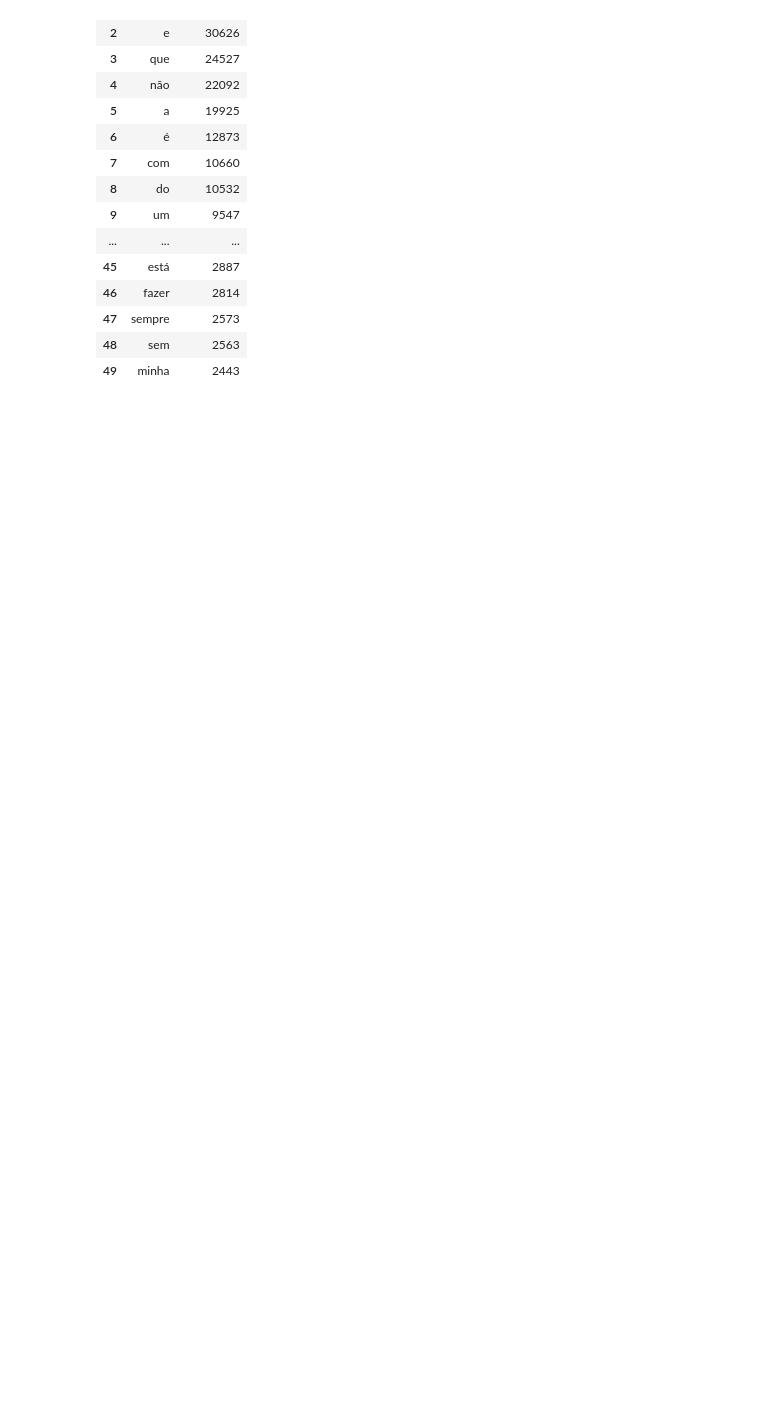
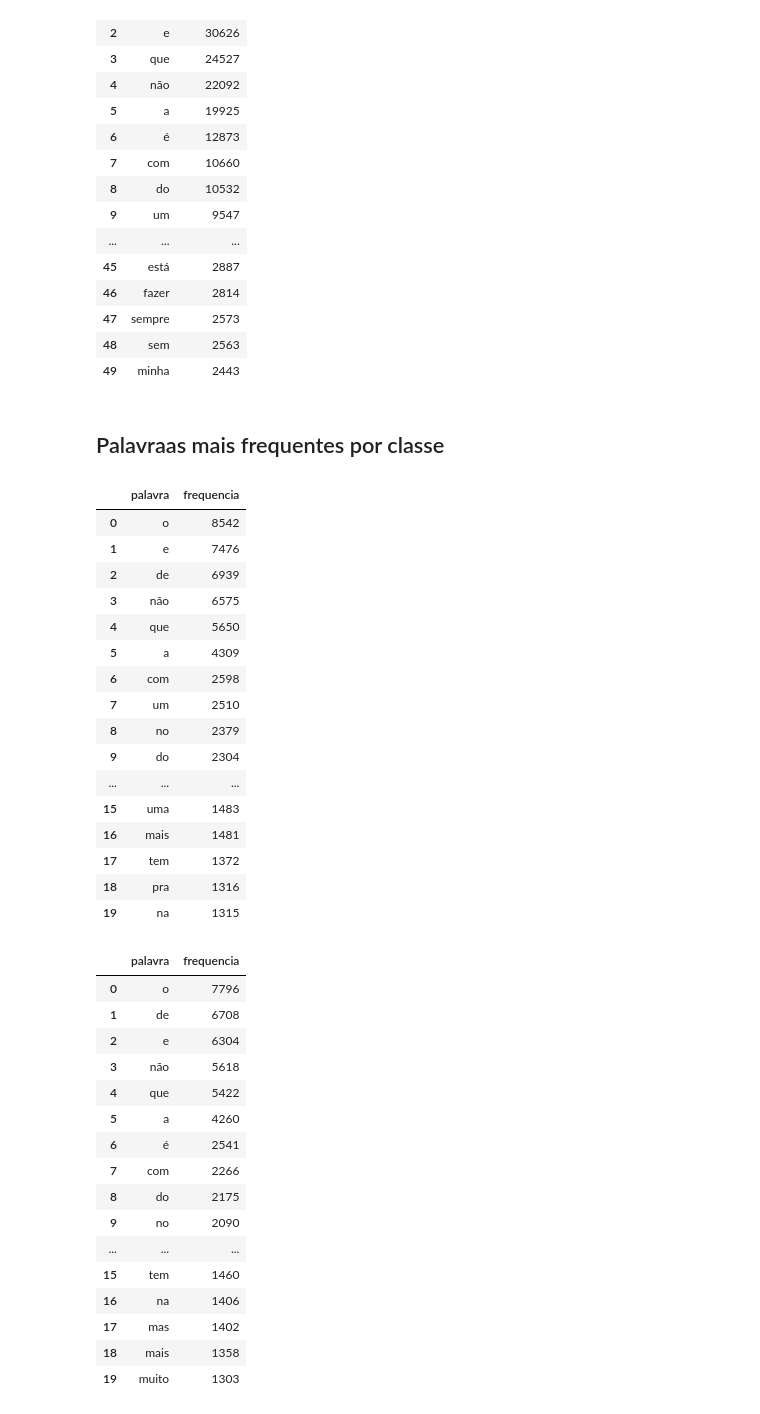
Before and after one commit to ronaldocostajr/phyton-api, a Jupyter notebook: analise_de_sentimentos.ipynb, the cells around one changed output. Drawn from its saved outputs; the diff is of its cells as text; code cells hidden in the pictures; blank space fills up the shorter version.

```diff
--- a/analise_de_sentimentos.ipynb
+++ b/analise_de_sentimentos.ipynb
@@ -241,3 +241,44 @@ most_frequency_words(df, 'content', 50)
 | 47 | sempre | 2573 |
 | 48 | sem | 2563 |
 | 49 | minha | 2443 |
+# %% [markdown]
+## Palavraas mais frequentes por classe
+# %%
+for class_label in df['score'].unique():
+  class_df = df[df['score'] == class_label]
+  most_frequency_words(class_df, 'content', 20)
+# %% [output]
+|  | palavra | frequencia |
+| 0 | o | 8542 |
+| 1 | e | 7476 |
+| 2 | de | 6939 |
+| 3 | não | 6575 |
+| 4 | que | 5650 |
+| 5 | a | 4309 |
+| 6 | com | 2598 |
+| 7 | um | 2510 |
+| 8 | no | 2379 |
+| 9 | do | 2304 |
+| ... | ... | ... |
+| 15 | uma | 1483 |
+| 16 | mais | 1481 |
+| 17 | tem | 1372 |
+| 18 | pra | 1316 |
+| 19 | na | 1315 |
+|  | palavra | frequencia |
+| 0 | o | 7796 |
+| 1 | de | 6708 |
+| 2 | e | 6304 |
+| 3 | não | 5618 |
+| 4 | que | 5422 |
+| 5 | a | 4260 |
+| 6 | é | 2541 |
+| 7 | com | 2266 |
+| 8 | do | 2175 |
+| 9 | no | 2090 |
+| ... | ... | ... |
+| 15 | tem | 1460 |
+| 16 | na | 1406 |
+| 17 | mas | 1402 |
+| 18 | mais | 1358 |
+| 19 | muito | 1303 |
```
Also changed, not shown: parts of 8 cells of this notebook.
